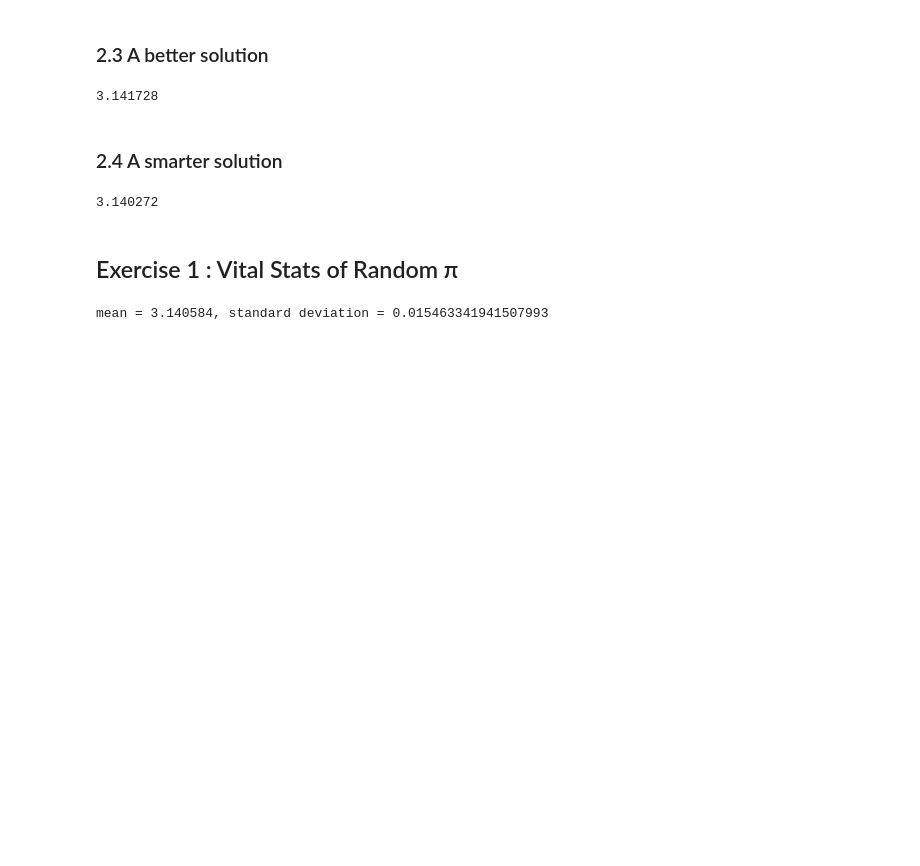
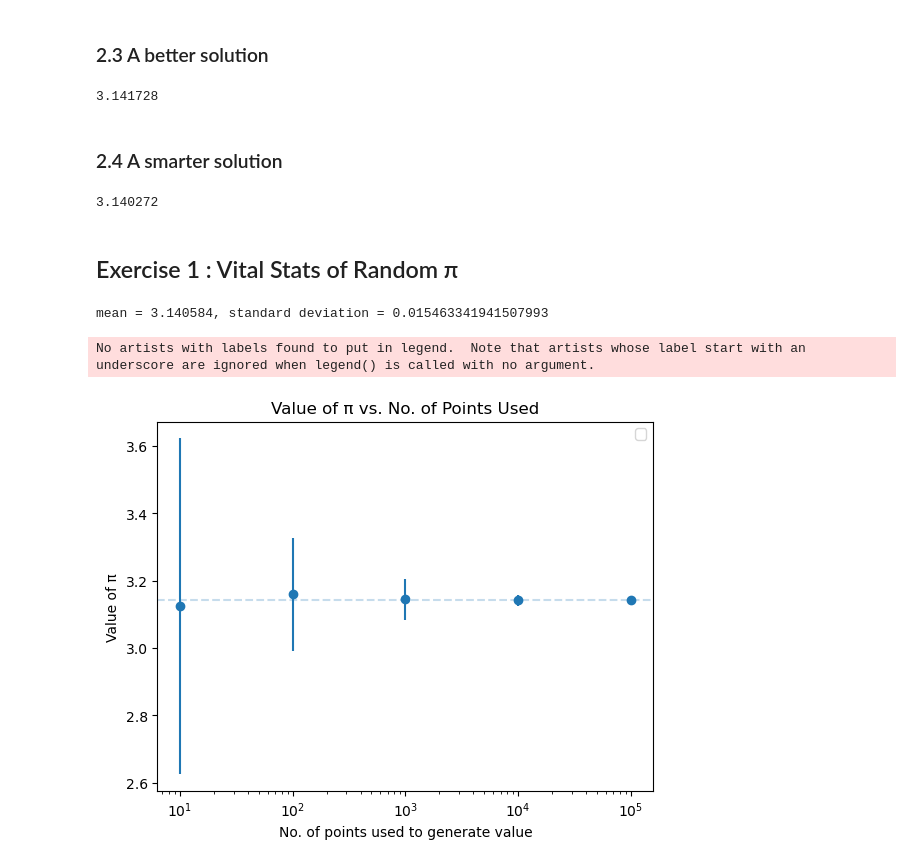
Before and after one commit to SPS-SP2273/learning-portfolio-pohyunna, a Jupyter notebook: random numbers/random_numbers_(good).ipynb, the cells around one changed output. Drawn from its saved outputs; the diff is of its cells as text; code cells hidden in the pictures; blank space fills up the shorter version.

```diff
--- a/random numbers/random_numbers_(good).ipynb
+++ b/random numbers/random_numbers_(good).ipynb
@@ -176,10 +176,26 @@ std = np.std(n10000)
 print(f'mean = {mean}, standard deviation = {std}')
 # %% [output]
 mean = 3.140584, standard deviation = 0.015463341941507993
-# %%
-nbr = ['10', '100', '1000', '10000', '100000', '1000000']
-
-for n in nbr:
-    est = [estimate_pi(n) for n in range(100)]
-    mean = np.mean(est)
-    std = np.std(est)
+# %%
+ns = [10**i for i in range(1, 6)]
+means = []
+std_devs = []
+
+for n in ns:
+    est = [estimate_pi(n) for _ in range(100)]
+    mean = np.mean(est)
+    std_dev = np.std(est)
+    means.append(mean)
+    std_devs.append(std_dev)
+
+plt.errorbar(ns, means, yerr=std_devs, fmt='o')
+plt.xscale('log')
+plt.axhline(y=np.pi, linestyle='--', alpha = .25)
+plt.xlabel('No. of points used to generate value')
+plt.ylabel('Value of π')
+plt.title('Value of π vs. No. of Points Used')
+plt.legend()
+plt.show()
+# %% [output]
+No artists with labels found to put in legend.  Note that artists whose label start with an underscore are ignored when legend() is called with no argument.
+[figure, added]
```
